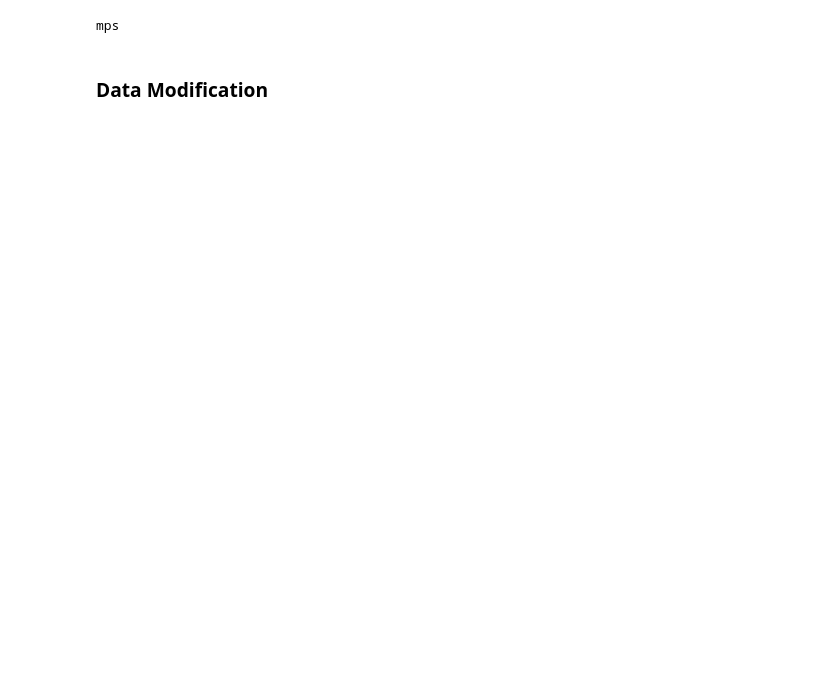
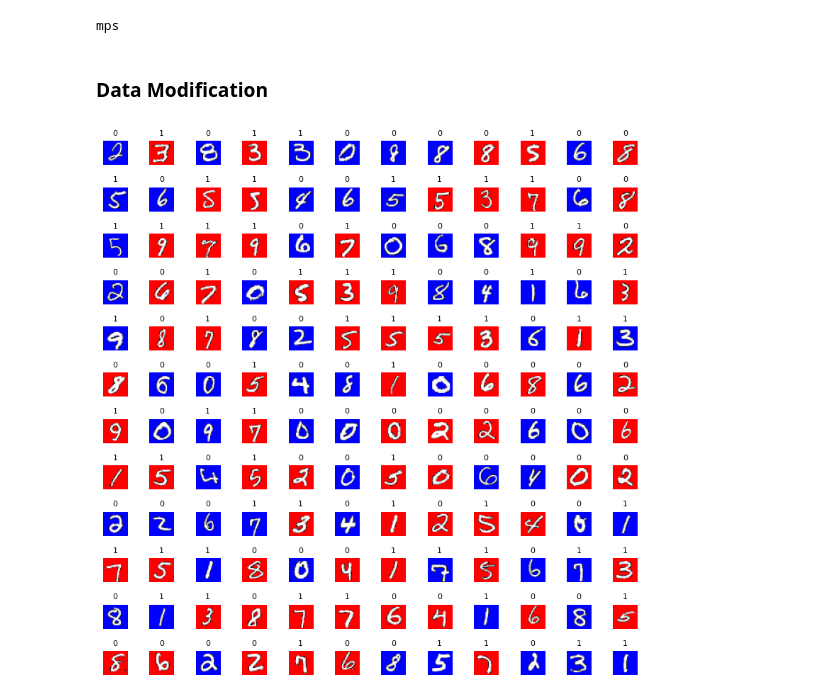
Before and after one commit to Vinschers/LAFTR, a Jupyter notebook: notebooks/LAFTR.ipynb, the cells around one changed output. Cells and saved outputs as stored; diff of their text form; code cells hidden in the pictures; blank space fills up the shorter version.

```diff
--- a/notebooks/LAFTR.ipynb
+++ b/notebooks/LAFTR.ipynb
@@ -41,18 +41,20 @@ train_set = BinaryColoredMNIST(root=data_dir, p_even_red=0.8, p_odd_red=0.4, pro
 # %%
 train_set, val_set = random_split(train_set, [0.8, 0.2])
 # %%
-# data = train_set[:144]
+data = train_set[:144]
 
-# plt.figure(figsize=(8, 8))
+plt.figure(figsize=(8, 8))
 
-# for i, (img, a, label) in enumerate(data):
-#     plt.subplot(12, 12, i + 1)
-#     plt.imshow(img.permute(1, 2, 0).numpy())
-#     plt.title(str(label.item()), fontsize=8)
-#     plt.axis("off")
+for i, (img, a, label) in enumerate(zip(*data)):
+    plt.subplot(12, 12, i + 1)
+    plt.imshow(img.permute(1, 2, 0).cpu().numpy())
+    plt.title(str(label.item()), fontsize=8)
+    plt.axis("off")
 
-# plt.tight_layout()
-# plt.show()
+plt.tight_layout()
+plt.show()
+# %% [output]
+[figure, added]
 # %%
 # Setup for DP
 C = 2
```
Also changed, not shown: parts of 5 cells of this notebook, 2 other files.
